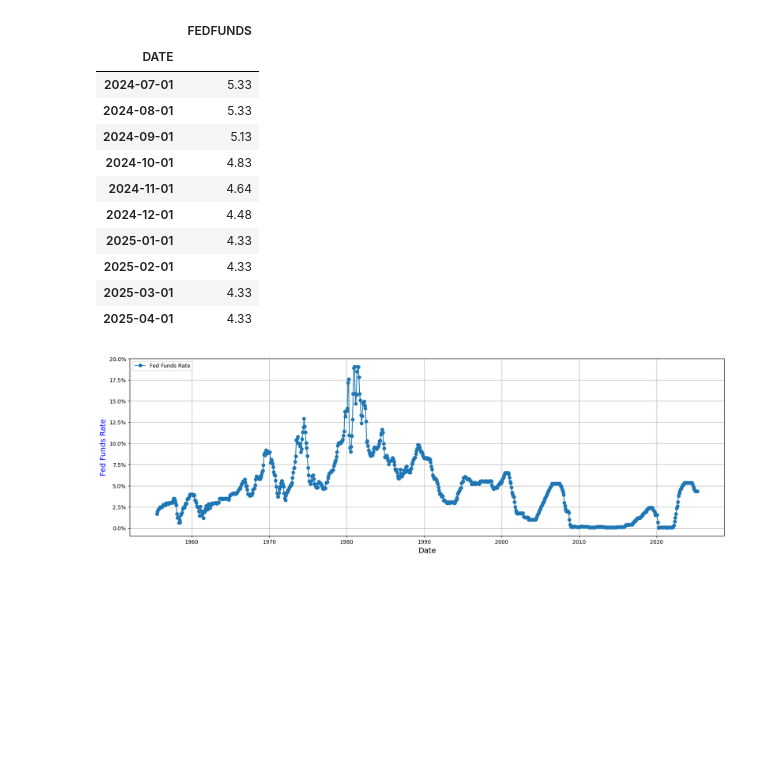
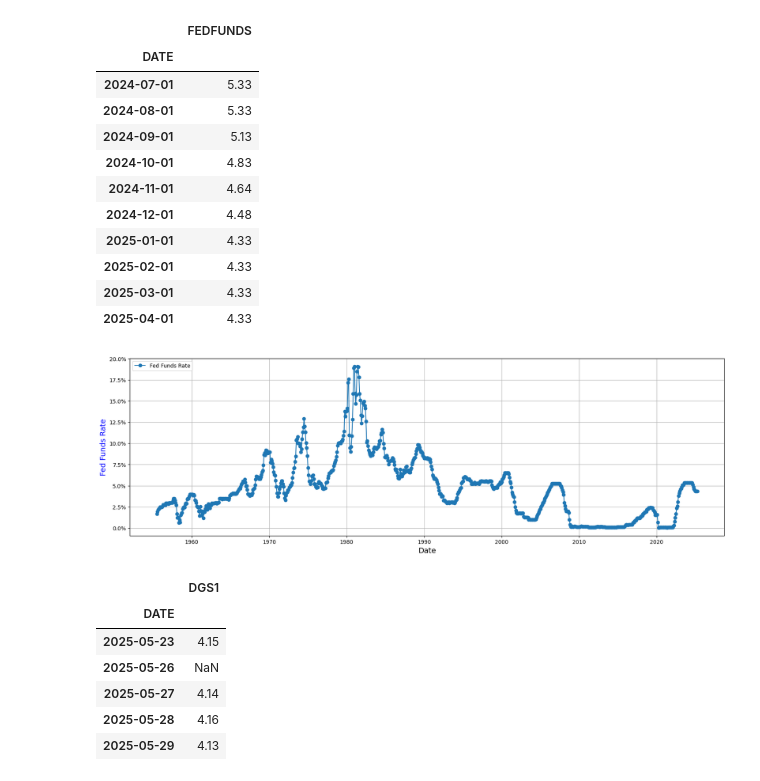
Before and after one commit to nathadriele/stock-markets-analytics-zoomcamp, a Jupyter notebook: 01-intro-and-data-sources/hw-intro.ipynb, the cells around one changed output. Cells and saved outputs as stored; diff of their text form; code cells hidden in the pictures; blank space fills up the shorter version.

```diff
--- a/01-intro-and-data-sources/hw-intro.ipynb
+++ b/01-intro-and-data-sources/hw-intro.ipynb
@@ -188,3 +188,14 @@ ax.legend(lines, labels, loc='upper left')
 plt.show()
 # %% [output]
 [figure]
+# %%
+dgs1 = pdr.DataReader("DGS1", "fred", start=start)
+dgs1.tail()
+# %% [output]
+|  | DGS1 |
+| DATE |  |
+| 2025-05-23 | 4.15 |
+| 2025-05-26 | NaN |
+| 2025-05-27 | 4.14 |
+| 2025-05-28 | 4.16 |
+| 2025-05-29 | 4.13 |
```
